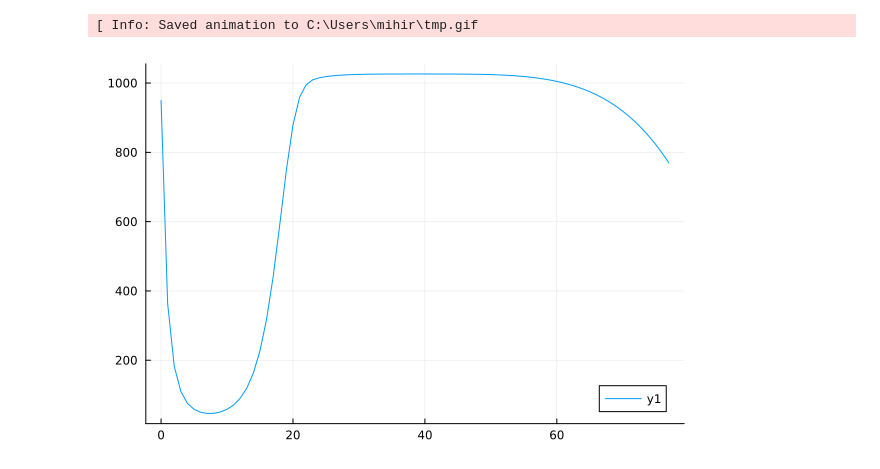
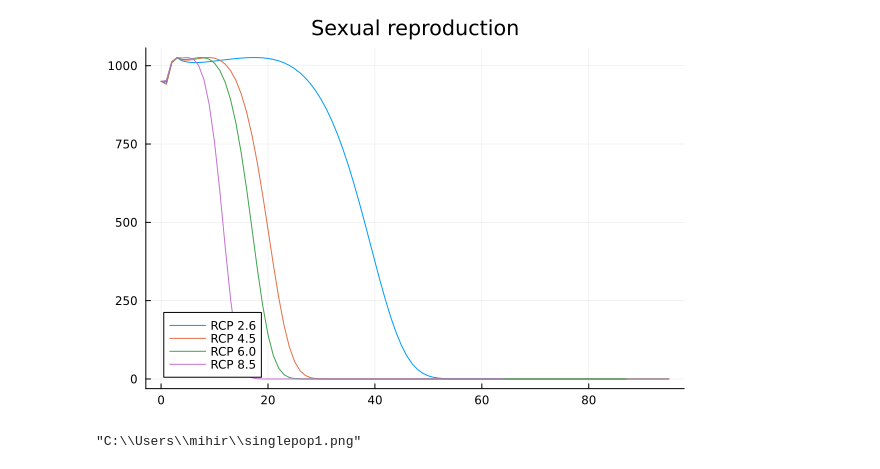
Before and after one commit to mihirumarani/coral_popgen, a Jupyter notebook: codes/Coral popgen model.ipynb, the cells around one changed output. Cells and saved outputs as stored; diff of their text form; code cells hidden in the pictures.

```diff
--- a/codes/Coral popgen model.ipynb
+++ b/codes/Coral popgen model.ipynb
@@ -126,3 +173,31 @@ end
+# %%
+resdat1=DataFrame()
+
+
+for i in 1:length(names(SSTs))
+
+    append!(resdat1,DataFrame(scenario=names(SSTs)[i],time=collect(0:tsteps),N=sum(eachcol(resdat[i,:,:]))))
+
+end
+
+resdat_a=resdat1[resdat1.scenario .== "rcp2_6",:]
+
+myplot1=Plots.plot(resdat_a.time,resdat_a.N, title="Sexual reproduction", label="RCP 2.6")
+
+resdat_a=resdat1[resdat1.scenario .== "rcp4_5",:]
+Plots.plot!(resdat_a.time,resdat_a.N, label="RCP 4.5")
+
+resdat_a=resdat1[resdat1.scenario .== "rcp6_0",:]
+Plots.plot!(resdat_a.time,resdat_a.N, label="RCP 6.0")
+
+resdat_a=resdat1[resdat1.scenario .== "rcp8_5",:]
+Plots.plot!(resdat_a.time,resdat_a.N, label="RCP 8.5")
+# %% [output]
+[figure, added]
+# %%
+savefig("singlepop1.png")
+# %% [output]
+"C:\\Users\\mihir\\singlepop1.png"
 # %%
 #Look at two results:
 #1. How the population size changes over time
@@ -130,14 +205,10 @@ end
 
 xs=collect(1:nt)
 
-anim=@animate for i ∈ 1:78
+res=resdat[1,:,:]
+
+anim=@animate for i ∈ 1:77
     Plots.plot(xs, res[i,:])
 end
 gif(anim,fps=5)
-
-x1=collect(0:77)
-Plots.plot(x1,sum(eachcol(res)))
-# %% [output]
-[ Info: Saved animation to C:\Users\mihir\tmp.gif
-[figure, removed]
 # %%
```
Also changed, not shown: parts of 8 cells of this notebook.
